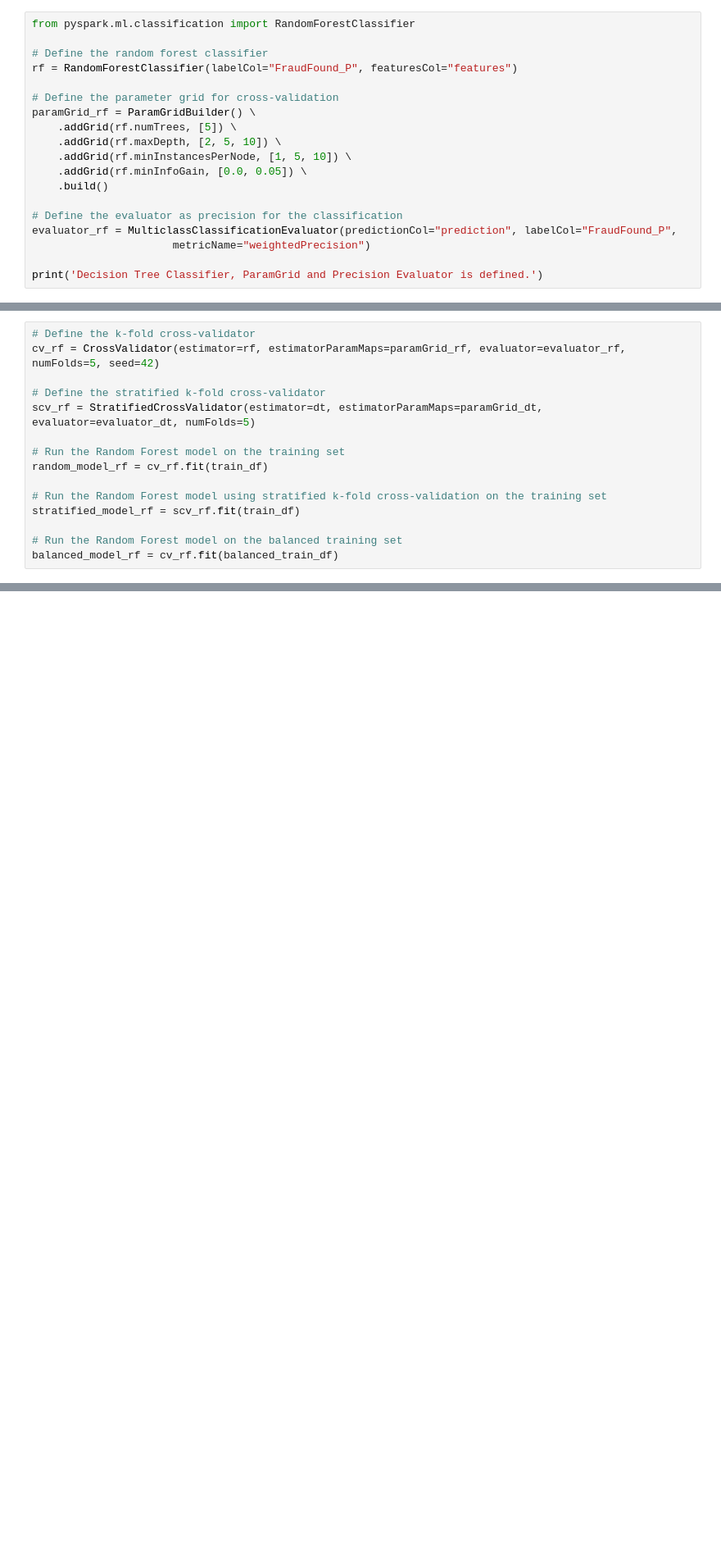
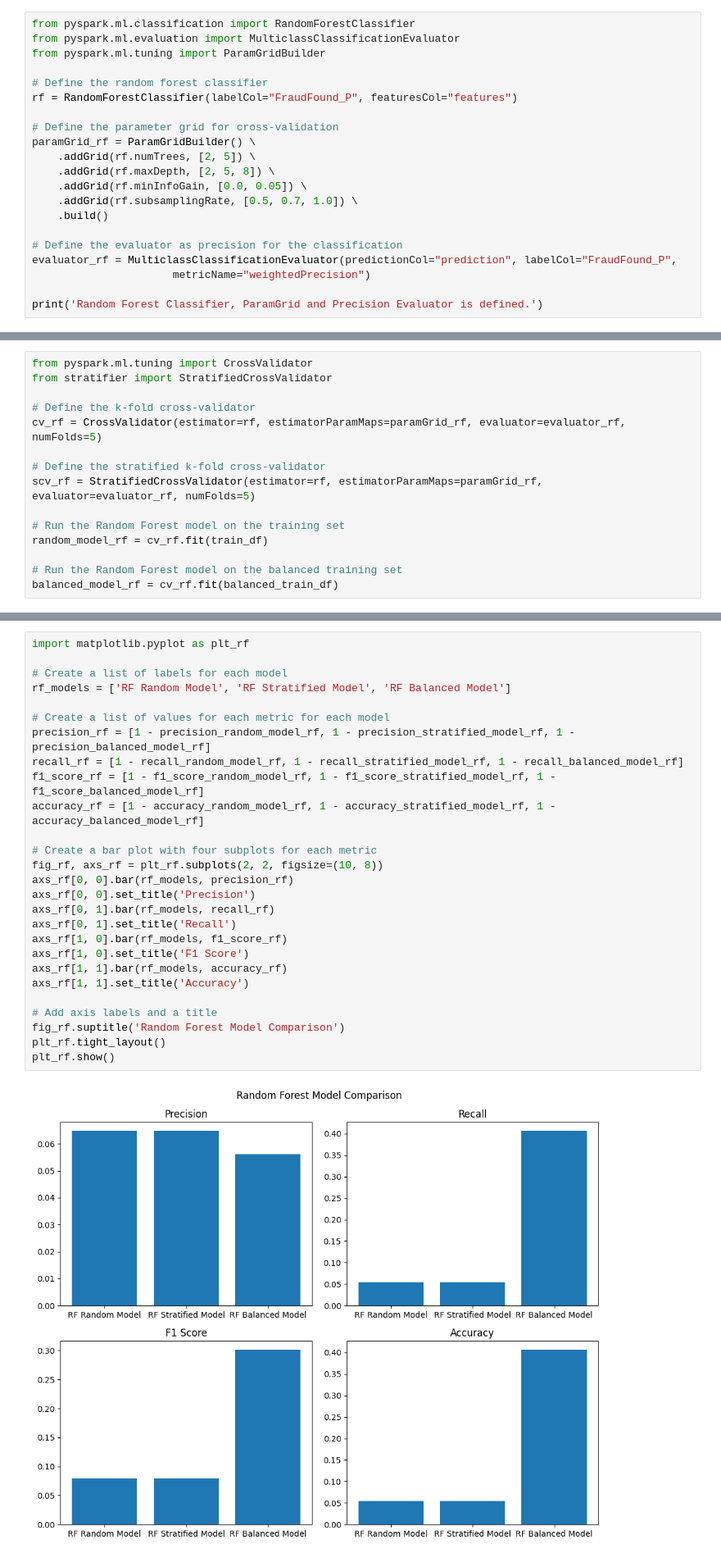
Before and after one commit to bhanup6663/Bigdata, a Jupyter notebook: model/Model_Implementation.ipynb, the cells around one changed output, grey strips where cells are left out. Shown at 82% size. Cells and saved outputs as stored; diff of their text form; blank space fills up the shorter version.

```diff
--- a/model/Model_Implementation.ipynb
+++ b/model/Model_Implementation.ipynb
@@ -342,19 +344,21 @@ Random forest model was adjusted by using techniques such as stratified sampling
 # %%
 from pyspark.ml.classification import RandomForestClassifier
+from pyspark.ml.evaluation import MulticlassClassificationEvaluator
+from pyspark.ml.tuning import ParamGridBuilder
 
 # Define the random forest classifier
 rf = RandomForestClassifier(labelCol="FraudFound_P", featuresCol="features")
 
 # Define the parameter grid for cross-validation
 paramGrid_rf = ParamGridBuilder() \
-    .addGrid(rf.numTrees, [5]) \
-    .addGrid(rf.maxDepth, [2, 5, 10]) \
-    .addGrid(rf.minInstancesPerNode, [1, 5, 10]) \
+    .addGrid(rf.numTrees, [2, 5]) \
+    .addGrid(rf.maxDepth, [2, 5, 8]) \
     .addGrid(rf.minInfoGain, [0.0, 0.05]) \
+    .addGrid(rf.subsamplingRate, [0.5, 0.7, 1.0]) \
     .build()
 
 # Define the evaluator as precision for the classification
 evaluator_rf = MulticlassClassificationEvaluator(predictionCol="prediction", labelCol="FraudFound_P",
                       metricName="weightedPrecision")
 
-print('Decision Tree Classifier, ParamGrid and Precision Evaluator is defined.')
+print('Random Forest Classifier, ParamGrid and Precision Evaluator is defined.')
@@ -364,17 +370,17 @@ print('Decision Tree Classifier, ParamGrid and Precision Evaluator is defined.')
 2. Stratified Sampling
 3. Balanced Sampling
 # %%
+from pyspark.ml.tuning import CrossValidator
+from stratifier import StratifiedCrossValidator
+
 # Define the k-fold cross-validator
-cv_rf = CrossValidator(estimator=rf, estimatorParamMaps=paramGrid_rf, evaluator=evaluator_rf, numFolds=5, seed=42)
+cv_rf = CrossValidator(estimator=rf, estimatorParamMaps=paramGrid_rf, evaluator=evaluator_rf, numFolds=5)
 
 # Define the stratified k-fold cross-validator
-scv_rf = StratifiedCrossValidator(estimator=dt, estimatorParamMaps=paramGrid_dt, evaluator=evaluator_dt, numFolds=5)
+scv_rf = StratifiedCrossValidator(estimator=rf, estimatorParamMaps=paramGrid_rf, evaluator=evaluator_rf, numFolds=5)
 
 # Run the Random Forest model on the training set
 random_model_rf = cv_rf.fit(train_df)
 
-# Run the Random Forest model using stratified k-fold cross-validation on the training set
-stratified_model_rf = scv_rf.fit(train_df)
-
 # Run the Random Forest model on the balanced training set
 balanced_model_rf = cv_rf.fit(balanced_train_df)
@@ -392,0 +496,29 @@ Following comparison metrics were used for model evaluation:
+# %%
+import matplotlib.pyplot as plt_rf
+
+# Create a list of labels for each model
+rf_models = ['RF Random Model', 'RF Stratified Model', 'RF Balanced Model']
+
+# Create a list of values for each metric for each model
+precision_rf = [1 - precision_random_model_rf, 1 - precision_stratified_model_rf, 1 - precision_balanced_model_rf]
+recall_rf = [1 - recall_random_model_rf, 1 - recall_stratified_model_rf, 1 - recall_balanced_model_rf]
+f1_score_rf = [1 - f1_score_random_model_rf, 1 - f1_score_stratified_model_rf, 1 - f1_score_balanced_model_rf]
+accuracy_rf = [1 - accuracy_random_model_rf, 1 - accuracy_stratified_model_rf, 1 - accuracy_balanced_model_rf]
+
+# Create a bar plot with four subplots for each metric
+fig_rf, axs_rf = plt_rf.subplots(2, 2, figsize=(10, 8))
+axs_rf[0, 0].bar(rf_models, precision_rf)
+axs_rf[0, 0].set_title('Precision')
+axs_rf[0, 1].bar(rf_models, recall_rf)
+axs_rf[0, 1].set_title('Recall')
+axs_rf[1, 0].bar(rf_models, f1_score_rf)
+axs_rf[1, 0].set_title('F1 Score')
+axs_rf[1, 1].bar(rf_models, accuracy_rf)
+axs_rf[1, 1].set_title('Accuracy')
+
+# Add axis labels and a title
+fig_rf.suptitle('Random Forest Model Comparison')
+plt_rf.tight_layout()
+plt_rf.show()
+# %% [output]
+[figure, added]
```
Also changed, not shown: parts of 12 cells of this notebook, 2 other files.
